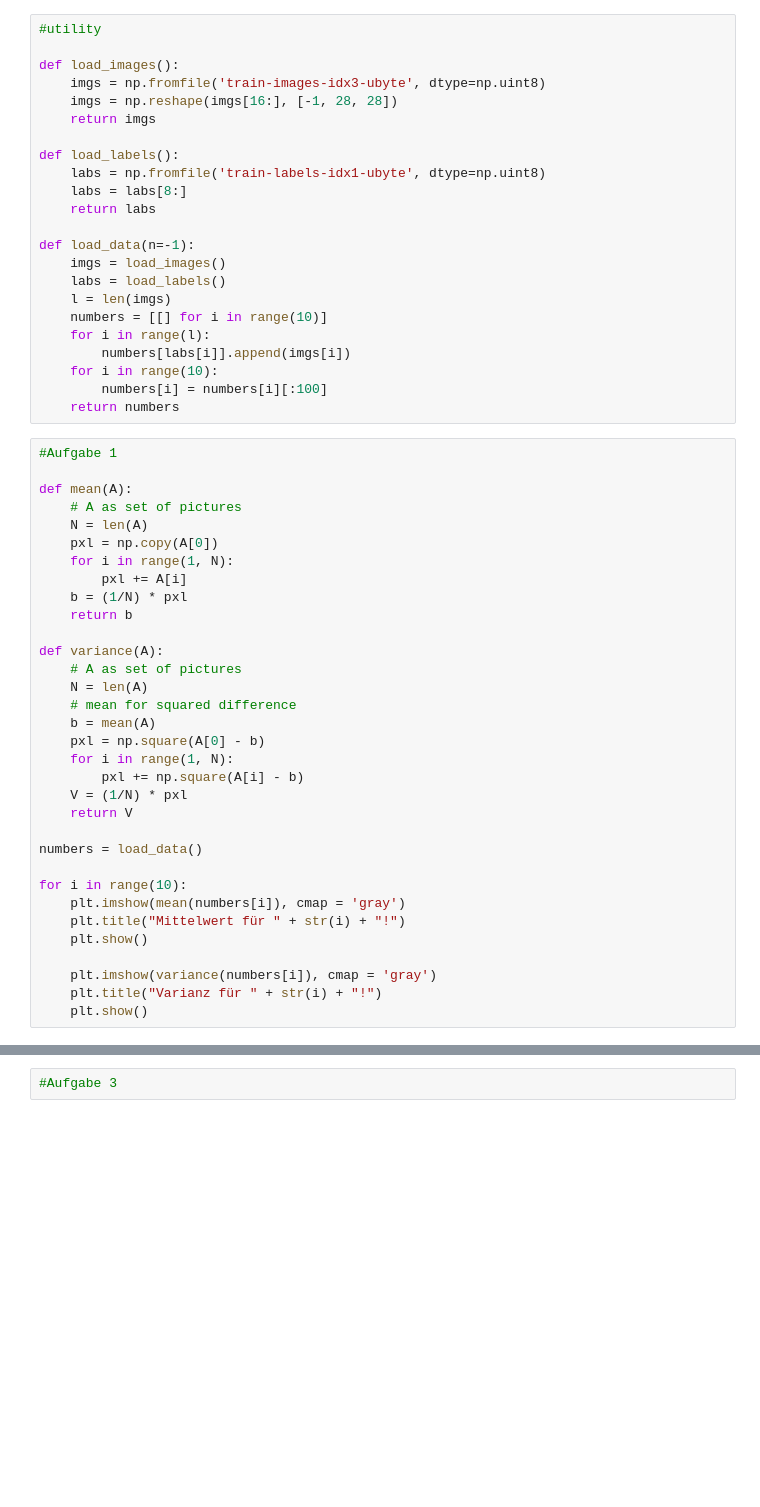
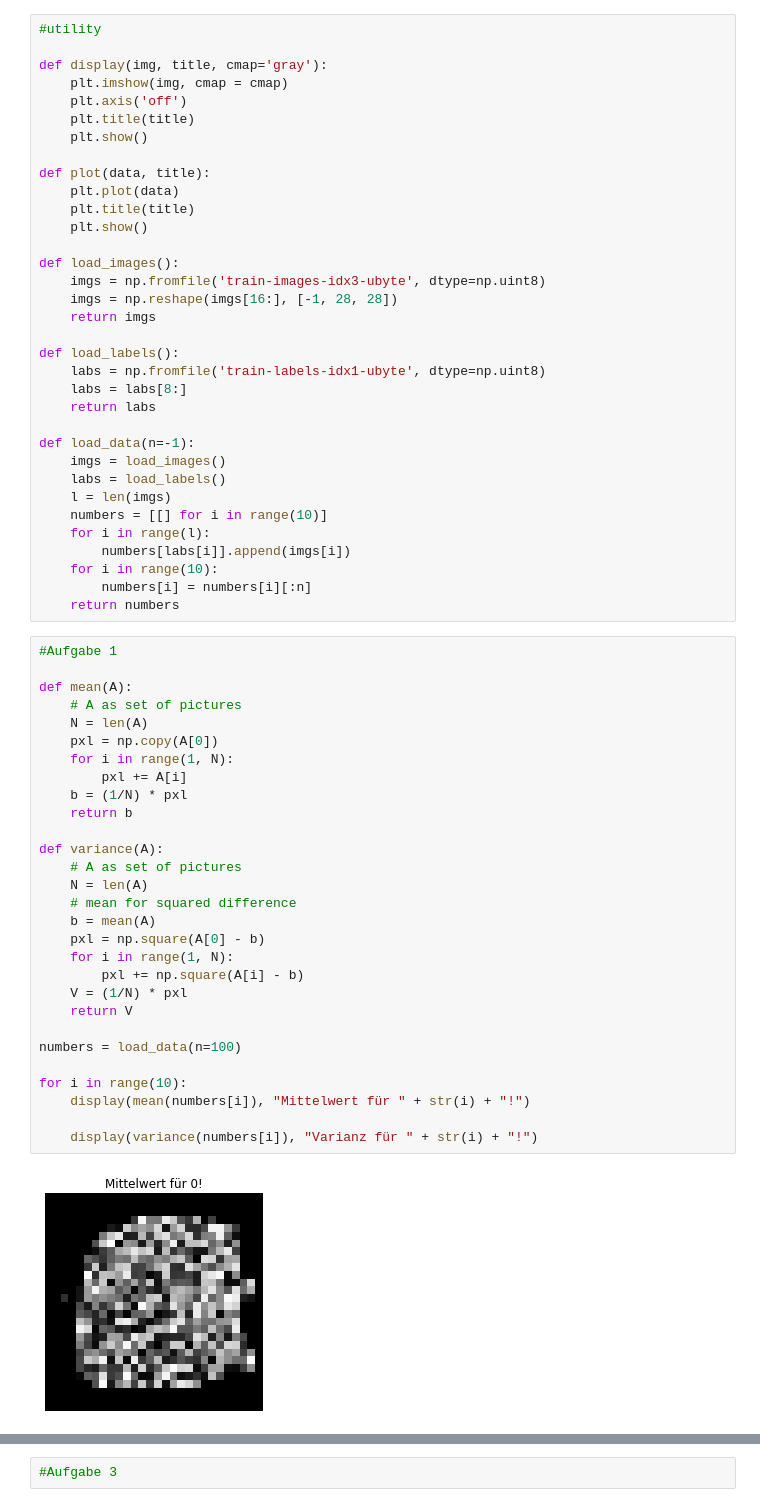
Before and after one commit to LithuanianMathemator/Numerik, a Jupyter notebook: PA03/main.ipynb, the cells around one changed output, grey strips where cells are left out. Saved outputs shown, nothing was run; the diff lists cells and outputs as text; blank space fills up the shorter version.

```diff
--- a/PA03/main.ipynb
+++ b/PA03/main.ipynb
@@ -4,6 +5,17 @@ import numpy as np
 import matplotlib.pyplot as plt
 # %%
 #utility
+
+def display(img, title, cmap='gray'):
+    plt.imshow(img, cmap = cmap)
+    plt.axis('off')
+    plt.title(title)
+    plt.show()
+
+def plot(data, title):
+    plt.plot(data)
+    plt.title(title)
+    plt.show()
 
 def load_images():
     imgs = np.fromfile('train-images-idx3-ubyte', dtype=np.uint8)
@@ -23,38 +35,36 @@ def load_data(n=-1):
     for i in range(l):
         numbers[labs[i]].append(imgs[i])
     for i in range(10):
-        numbers[i] = numbers[i][:100]
+        numbers[i] = numbers[i][:n]
     return numbers
 # %%
 #Aufgabe 1
 
 def mean(A):
     # A as set of pictures
     N = len(A)
     pxl = np.copy(A[0])
     for i in range(1, N):
         pxl += A[i]
     b = (1/N) * pxl
     return b
 
 def variance(A):
     # A as set of pictures
     N = len(A)
     # mean for squared difference
     b = mean(A)
     pxl = np.square(A[0] - b)
     for i in range(1, N):
         pxl += np.square(A[i] - b)
     V = (1/N) * pxl
     return V
 
-numbers = load_data()
+numbers = load_data(n=100)
 
 for i in range(10):
-    plt.imshow(mean(numbers[i]), cmap = 'gray')
-    plt.title("Mittelwert für " + str(i) + "!")
-    plt.show()
+    display(mean(numbers[i]), "Mittelwert für " + str(i) + "!")
 
-    plt.imshow(variance(numbers[i]), cmap = 'gray')
-    plt.title("Varianz für " + str(i) + "!")
-    plt.show()
+    display(variance(numbers[i]), "Varianz für " + str(i) + "!")
+# %% [output]
+[figure, added]
```
Also changed, not shown: parts of 4 cells of this notebook.
